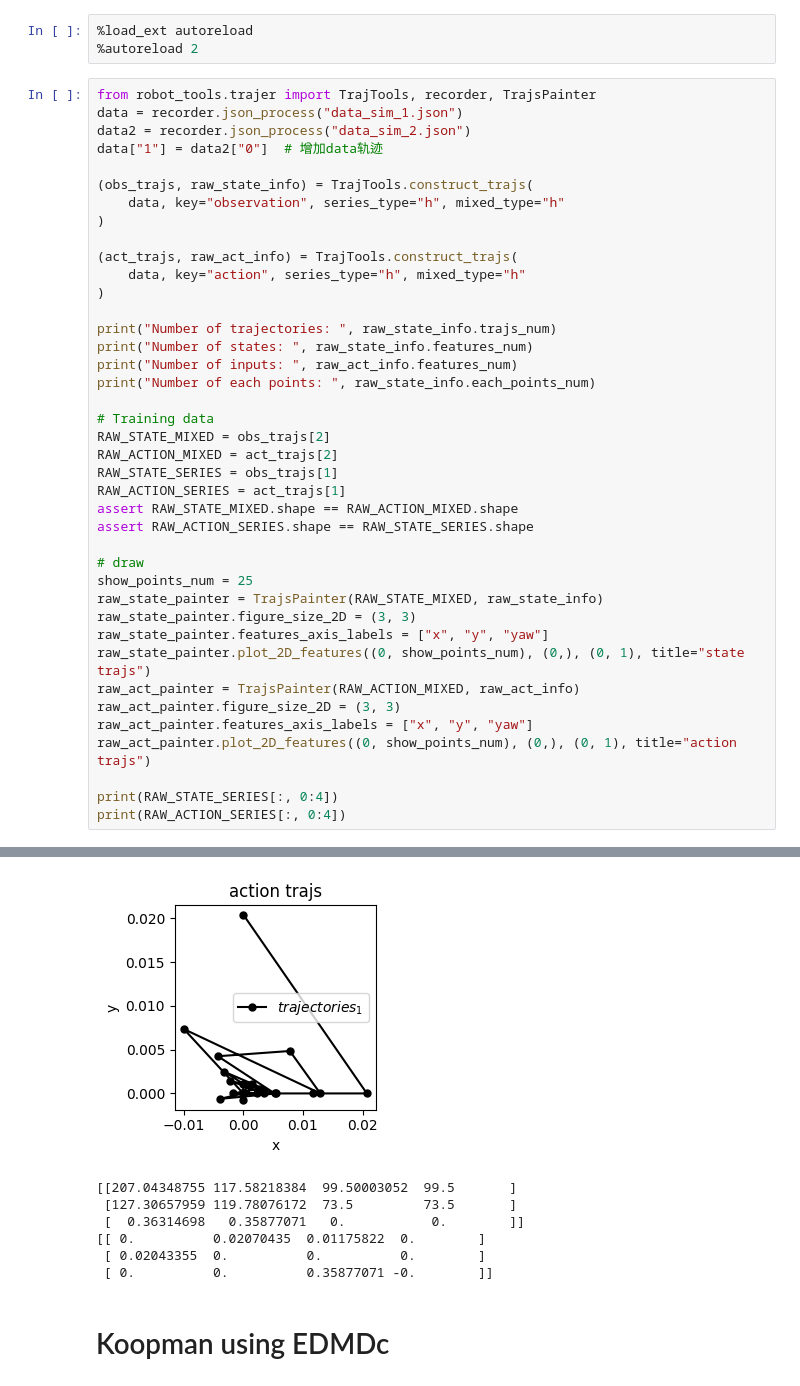
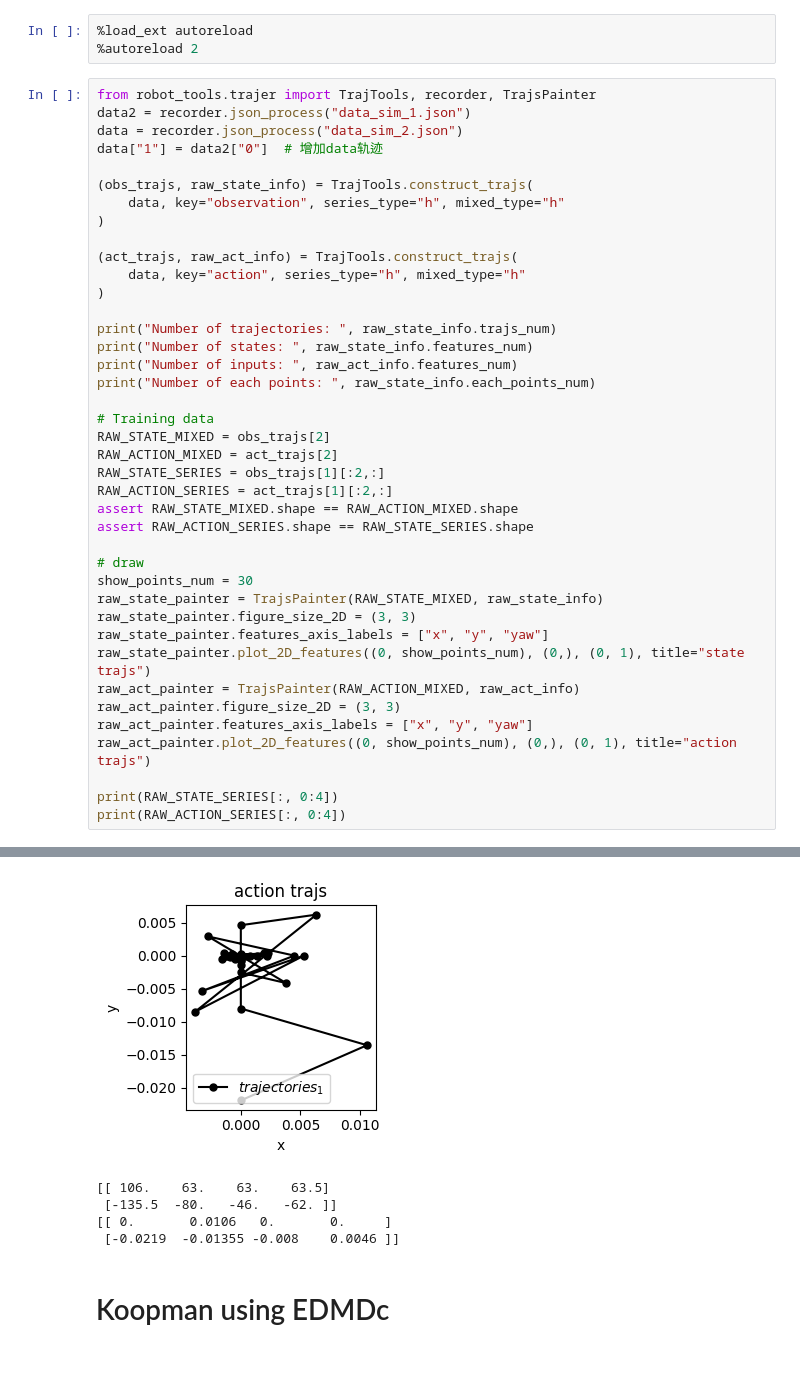
Before and after one commit to sunnyshi0310/AIRbot_RL, a Jupyter notebook: koopman27.ipynb, the cells around one changed output, grey strips where cells are left out. Saved outputs shown, nothing was run; the diff lists cells and outputs as text.

```diff
--- a/koopman27.ipynb
+++ b/koopman27.ipynb
@@ -5,8 +5,8 @@
 %autoreload 2
 # %%
 from robot_tools.trajer import TrajTools, recorder, TrajsPainter
-data = recorder.json_process("data_sim_1.json")
-data2 = recorder.json_process("data_sim_2.json")
+data2 = recorder.json_process("data_sim_1.json")
+data = recorder.json_process("data_sim_2.json")
 data["1"] = data2["0"]  # 增加data轨迹
 
 (obs_trajs, raw_state_info) = TrajTools.construct_trajs(
@@ -25,13 +25,13 @@ print("Number of each points: ", raw_state_info.each_points_num)
 # Training data
 RAW_STATE_MIXED = obs_trajs[2]
 RAW_ACTION_MIXED = act_trajs[2]
-RAW_STATE_SERIES = obs_trajs[1]
-RAW_ACTION_SERIES = act_trajs[1]
+RAW_STATE_SERIES = obs_trajs[1][:2,:]
+RAW_ACTION_SERIES = act_trajs[1][:2,:]
 assert RAW_STATE_MIXED.shape == RAW_ACTION_MIXED.shape
 assert RAW_ACTION_SERIES.shape == RAW_STATE_SERIES.shape
 
 # draw
-show_points_num = 25
+show_points_num = 30
 raw_state_painter = TrajsPainter(RAW_STATE_MIXED, raw_state_info)
 raw_state_painter.figure_size_2D = (3, 3)
 raw_state_painter.features_axis_labels = ["x", "y", "yaw"]
@@ -52,10 +52,8 @@ Number of each points:  [32. 35.]
-[figure, old version]
+[figure, new version]
-[[207.04348755 117.58218384  99.50003052  99.5       ]
- [127.30657959 119.78076172  73.5         73.5       ]
- [  0.36314698   0.35877071   0.           0.        ]]
-[[ 0.          0.02070435  0.01175822  0.        ]
- [ 0.02043355  0.          0.          0.        ]
- [ 0.          0.          0.35877071 -0.        ]]
+[[ 106.    63.    63.    63.5]
+ [-135.5  -80.   -46.   -62. ]]
+[[ 0.       0.0106   0.       0.     ]
+ [-0.0219  -0.01355 -0.008    0.0046 ]]
 # %% [markdown]
 # Koopman using EDMDc
 # %% [markdown]
```
Also changed, not shown: parts of 10 cells of this notebook, 10 other files.
